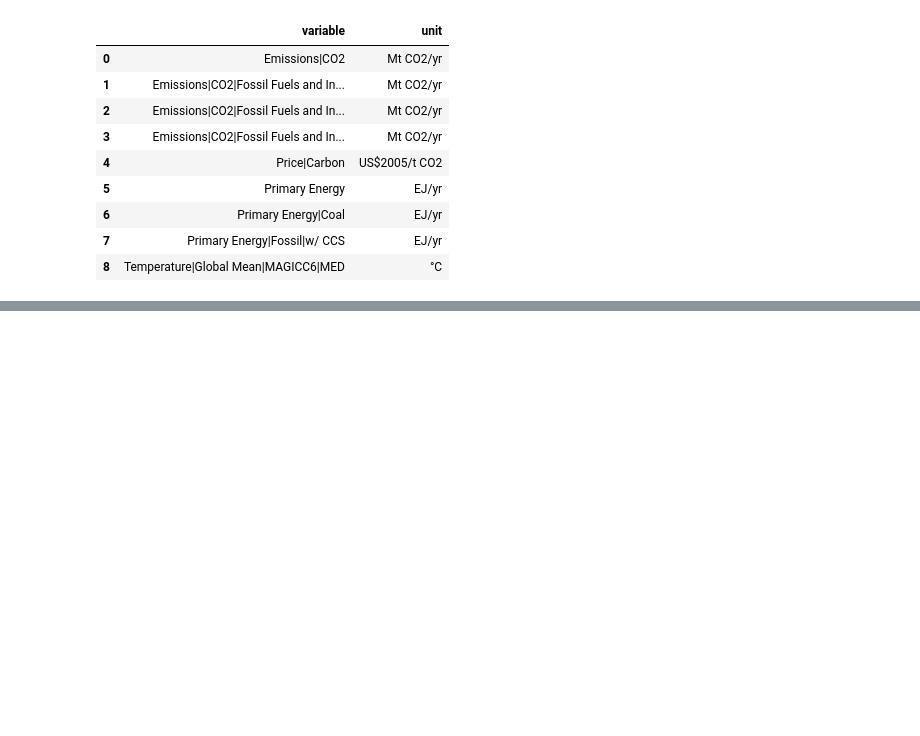
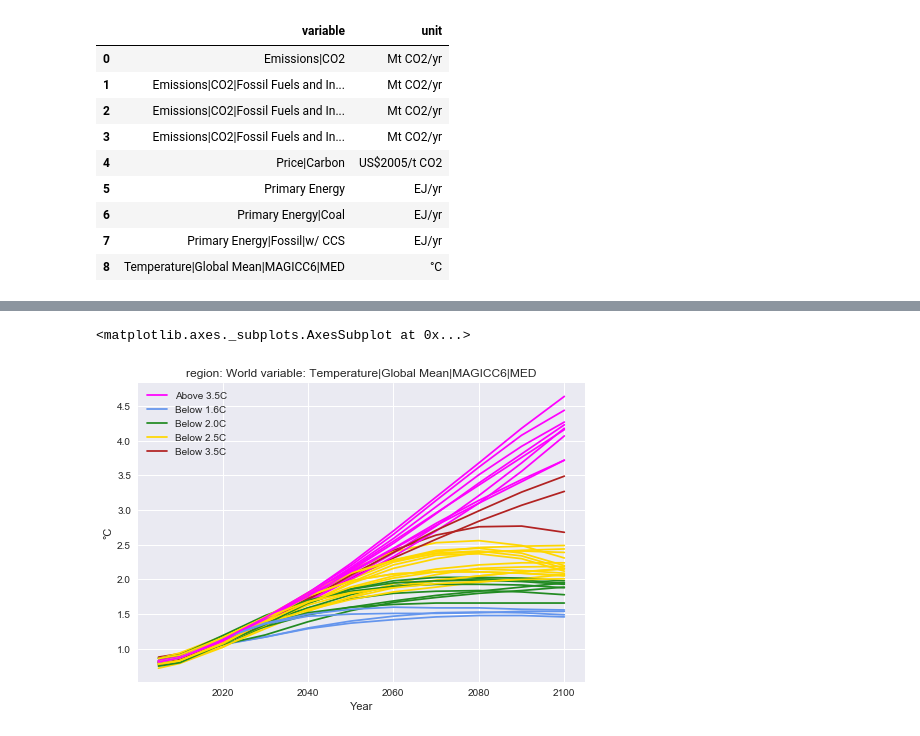
Before and after one commit to danielhuppmann/ene-present.github.io, a Jupyter notebook: cdlinks-delhi2018/pyam-cdlinks_delhi2018.ipynb, the cells around one changed output, grey strips where cells are left out. Drawn from its saved outputs; the diff is of its cells as text; code cells hidden in the pictures; blank space fills up the shorter version.

```diff
--- a/cdlinks-delhi2018/pyam-cdlinks_delhi2018.ipynb
+++ b/cdlinks-delhi2018/pyam-cdlinks_delhi2018.ipynb
@@ -459,0 +247,5 @@ df.plot_lines(
+# %%
+df.filter({'variable': v, 'exclude': False}).line_plot(color='Temperature')
+# %% [output]
+<matplotlib.axes._subplots.AxesSubplot at 0x...>
+[figure, added]
```
Also changed, not shown: parts of 65 cells of this notebook, 1 other file.
